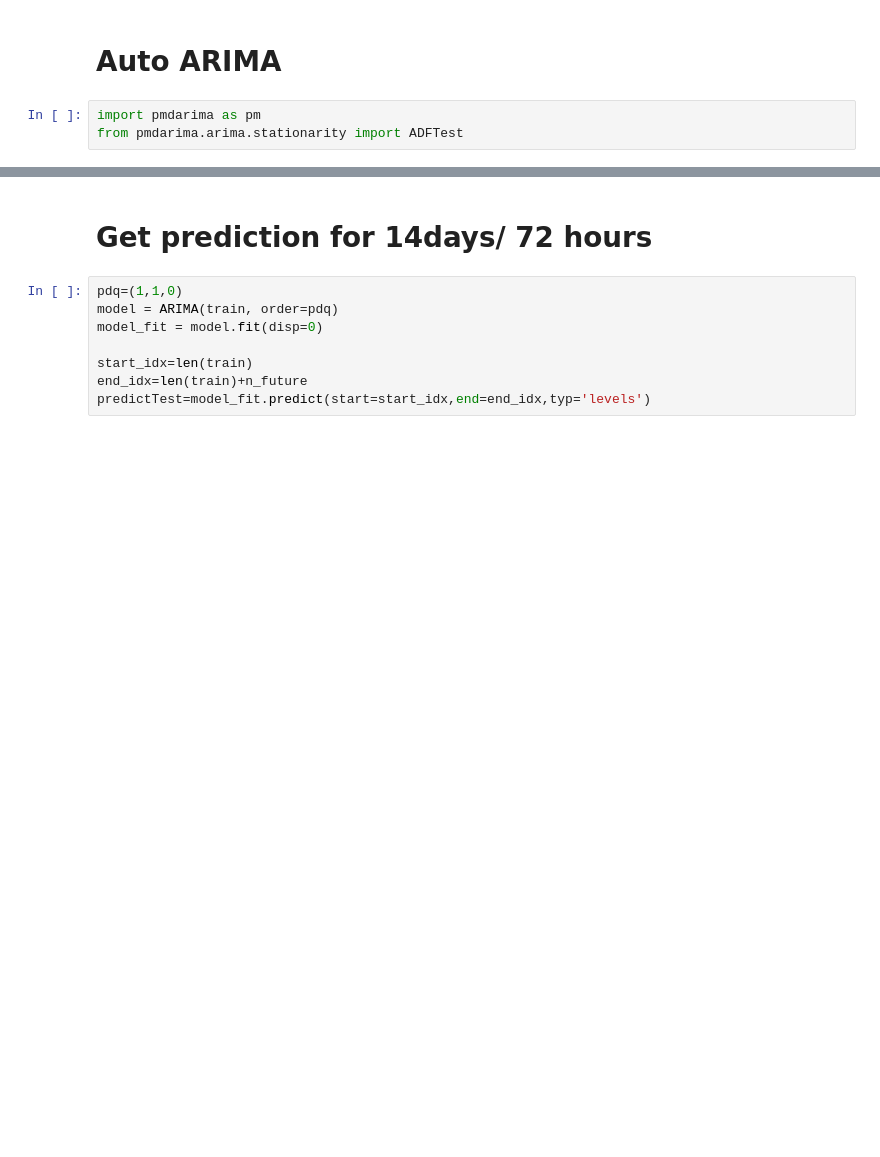
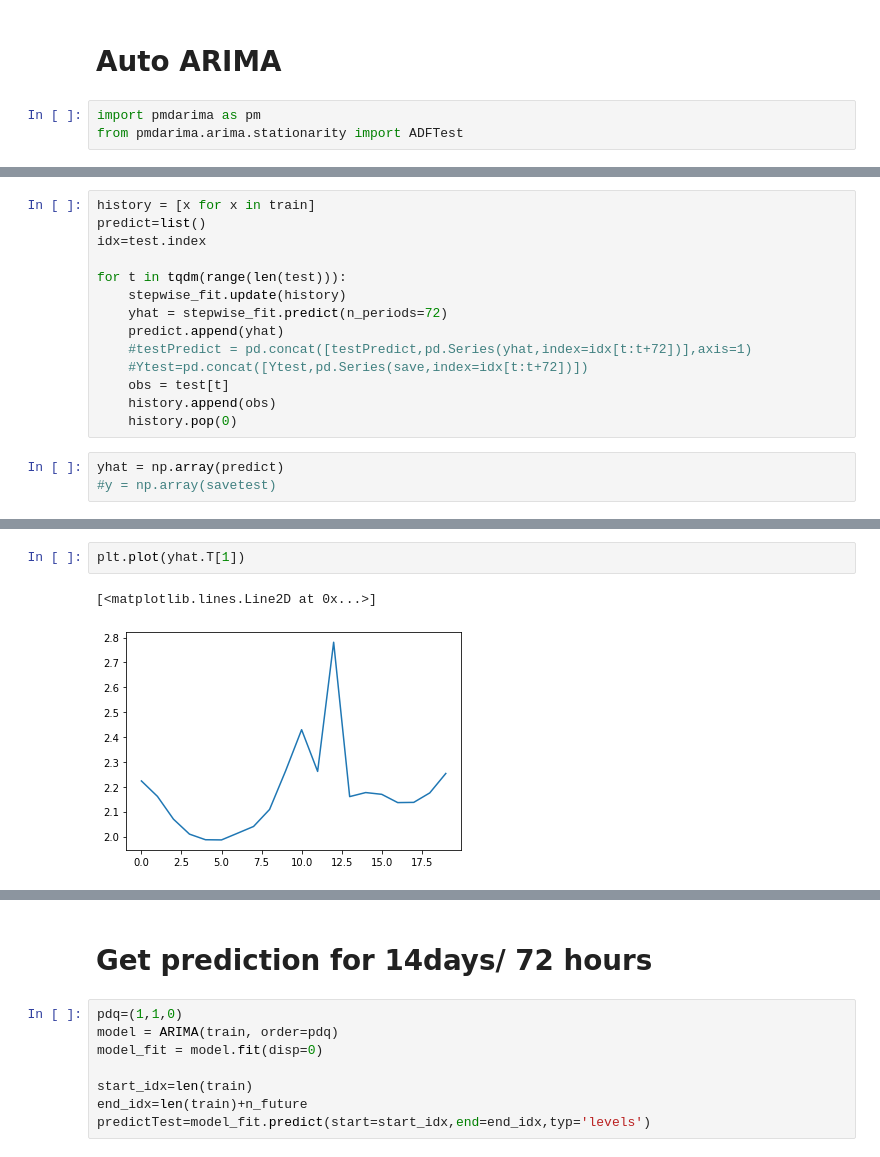
Before and after one commit to SB91ko/ChaoprayaRiver_WaterLV_prediction, a Jupyter notebook: Hour_ARIMA.ipynb, the cells around one changed output, grey strips where cells are left out. Cells and saved outputs as stored; diff of their text form; blank space fills up the shorter version.

```diff
--- a/Hour_ARIMA.ipynb
+++ b/Hour_ARIMA.ipynb
@@ -129,0 +169,17 @@ Warnings:
+# %%
+history = [x for x in train]
+predict=list()
+idx=test.index
+
+for t in tqdm(range(len(test))):
+    stepwise_fit.update(history)
+    yhat = stepwise_fit.predict(n_periods=72)
+    predict.append(yhat)
+    #testPredict = pd.concat([testPredict,pd.Series(yhat,index=idx[t:t+72])],axis=1)
+    #Ytest=pd.concat([Ytest,pd.Series(save,index=idx[t:t+72])])
+    obs = test[t]
+    history.append(obs)
+    history.pop(0)
+# %%
+yhat = np.array(predict)
+#y = np.array(savetest)
@@ -129,0 +233,5 @@ Warnings:
+# %%
+plt.plot(yhat.T[1])
+# %% [output]
+[<matplotlib.lines.Line2D at 0x...>]
+[figure, added]
```
Also changed, not shown: parts of 23 cells of this notebook, 40 other files.
